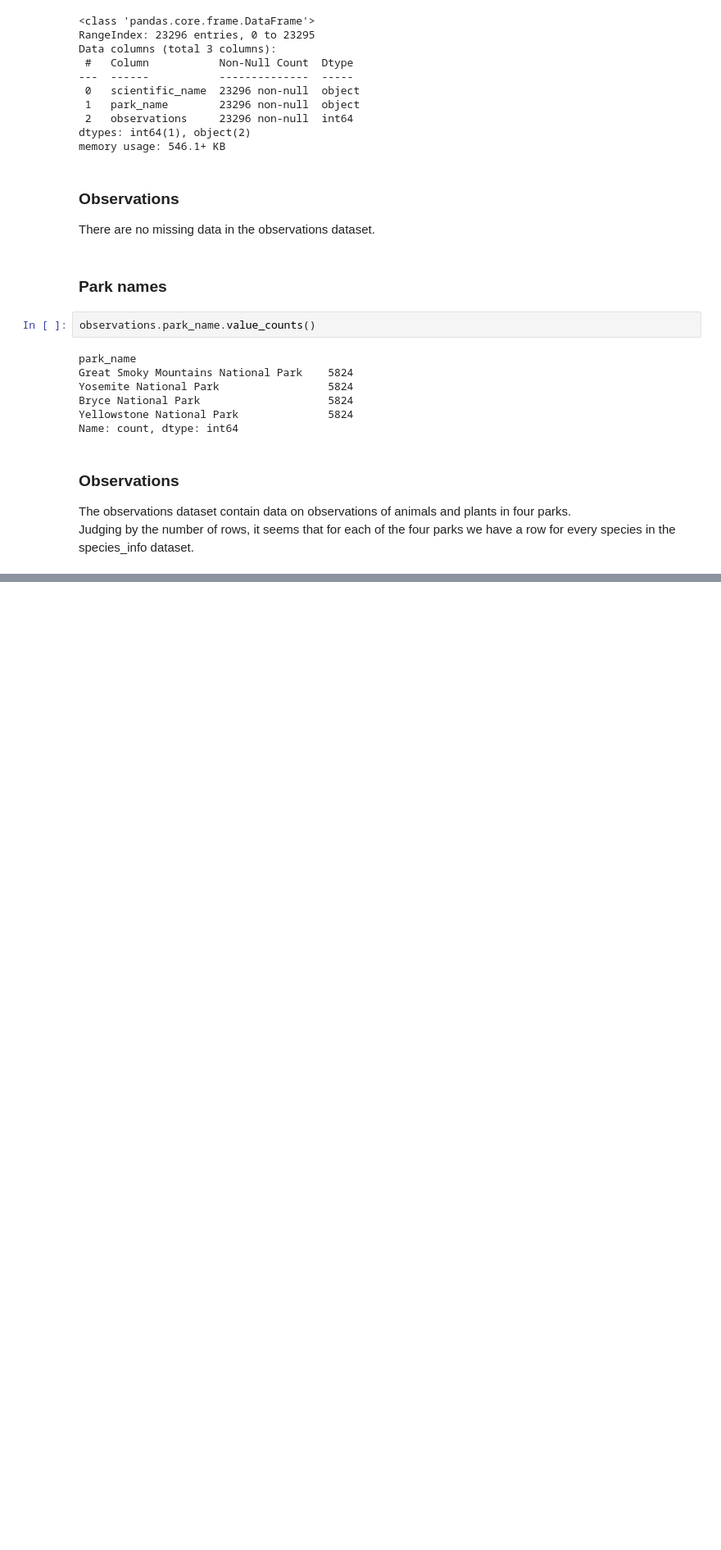
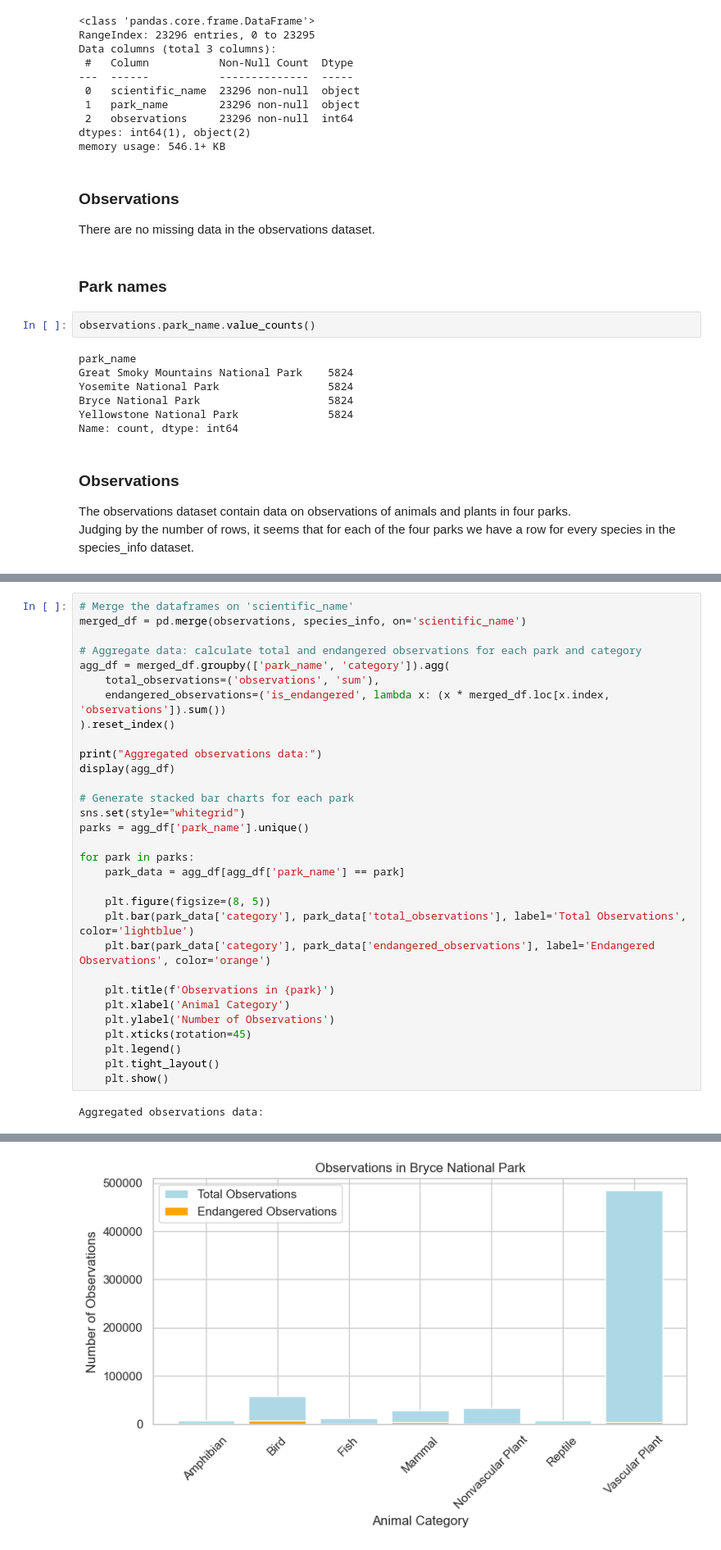
Before and after one commit to ramtob/CDC-Portfolio-0425-Biodiversity, a Jupyter notebook: biodiversity.ipynb, the cells around one changed output, grey strips where cells are left out. Shown at 82% size. Saved outputs shown, nothing was run; the diff lists cells and outputs as text; blank space fills up the shorter version.

Commit message:
Observations by Category for each Park (not finished)

```diff
--- a/biodiversity.ipynb
+++ b/biodiversity.ipynb
@@ -268,0 +271,33 @@ Judging by the number of rows, it seems that for each of the four parks we have
+# %%
+# Merge the dataframes on 'scientific_name'
+merged_df = pd.merge(observations, species_info, on='scientific_name')
+
+# Aggregate data: calculate total and endangered observations for each park and category
+agg_df = merged_df.groupby(['park_name', 'category']).agg(
+    total_observations=('observations', 'sum'),
+    endangered_observations=('is_endangered', lambda x: (x * merged_df.loc[x.index, 'observations']).sum())
+).reset_index()
+
+print("Aggregated observations data:")
+display(agg_df)
+
+# Generate stacked bar charts for each park
+sns.set(style="whitegrid")
+parks = agg_df['park_name'].unique()
+
+for park in parks:
+    park_data = agg_df[agg_df['park_name'] == park]
+
+    plt.figure(figsize=(8, 5))
+    plt.bar(park_data['category'], park_data['total_observations'], label='Total Observations', color='lightblue')
+    plt.bar(park_data['category'], park_data['endangered_observations'], label='Endangered Observations', color='orange')
+
+    plt.title(f'Observations in {park}')
+    plt.xlabel('Animal Category')
+    plt.ylabel('Number of Observations')
+    plt.xticks(rotation=45)
+    plt.legend()
+    plt.tight_layout()
+    plt.show()
+# %% [output]
+Aggregated observations data:
@@ -268,0 +321 @@ Judging by the number of rows, it seems that for each of the four parks we have
+[figure, added]
```
Also changed, not shown: parts of 3 cells of this notebook.
